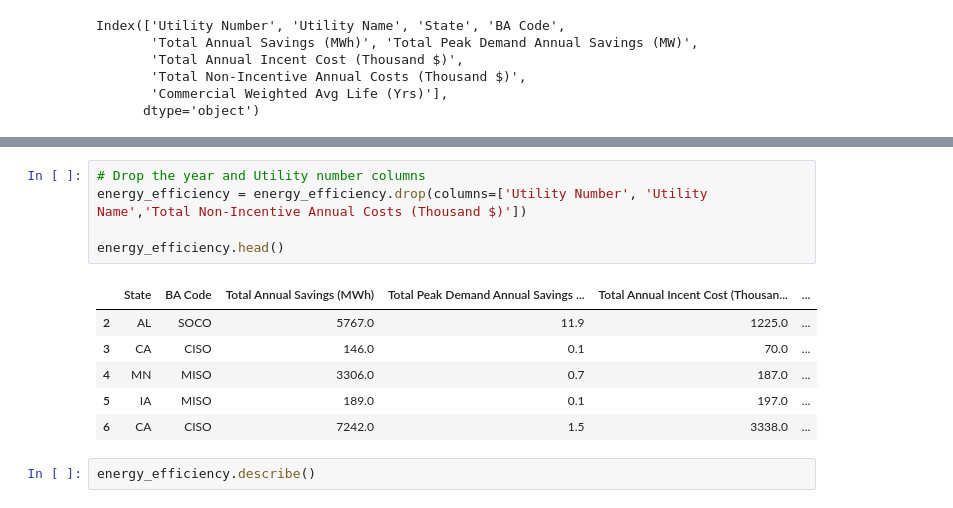
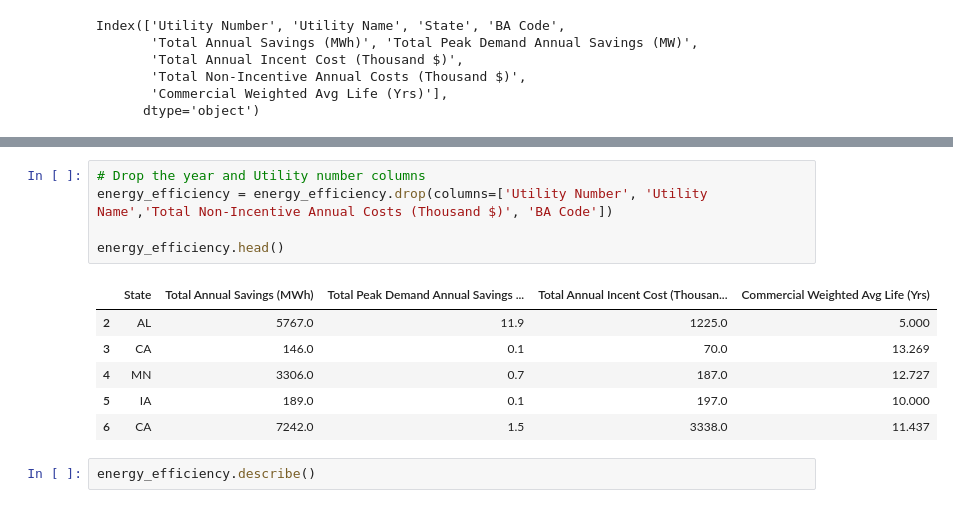
Before and after one commit to sabrinasayed99/Data_Center_Sites, a Jupyter notebook: joining_data.ipynb, the cells around one changed output, grey strips where cells are left out. Saved outputs shown, nothing was run; the diff lists cells and outputs as text.

```diff
--- a/joining_data.ipynb
+++ b/joining_data.ipynb
@@ -165,16 +165,16 @@ energy_efficiency.corr(numeric_only=True)
 | Commercial Weighted Avg Life (Yrs) | 0.001019 | 0.112121 | 0.037236 | 0.024366 | ... |
 # %%
 # Drop the year and Utility number columns
-energy_efficiency = energy_efficiency.drop(columns=['Utility Number', 'Utility Name','Total Non-Incentive Annual Costs (Thousand $)'])
+energy_efficiency = energy_efficiency.drop(columns=['Utility Number', 'Utility Name','Total Non-Incentive Annual Costs (Thousand $)', 'BA Code'])
 
 energy_efficiency.head()
 # %% [output]
-|  | State | BA Code | Total Annual Savings (MWh) | Total Peak Demand Annual Savings ... | Total Annual Incent Cost (Thousan... | ... |
-| 2 | AL | SOCO | 5767.0 | 11.9 | 1225.0 | ... |
-| 3 | CA | CISO | 146.0 | 0.1 | 70.0 | ... |
-| 4 | MN | MISO | 3306.0 | 0.7 | 187.0 | ... |
-| 5 | IA | MISO | 189.0 | 0.1 | 197.0 | ... |
-| 6 | CA | CISO | 7242.0 | 1.5 | 3338.0 | ... |
+|  | State | Total Annual Savings (MWh) | Total Peak Demand Annual Savings ... | Total Annual Incent Cost (Thousan... | Commercial Weighted Avg Life (Yrs) |
+| 2 | AL | 5767.0 | 11.9 | 1225.0 | 5.000 |
+| 3 | CA | 146.0 | 0.1 | 70.0 | 13.269 |
+| 4 | MN | 3306.0 | 0.7 | 187.0 | 12.727 |
+| 5 | IA | 189.0 | 0.1 | 197.0 | 10.000 |
+| 6 | CA | 7242.0 | 1.5 | 3338.0 | 11.437 |
 # %%
 energy_efficiency.describe()
 # %% [output]
```
Also changed, not shown: parts of 110 cells of this notebook, 11 other files.
